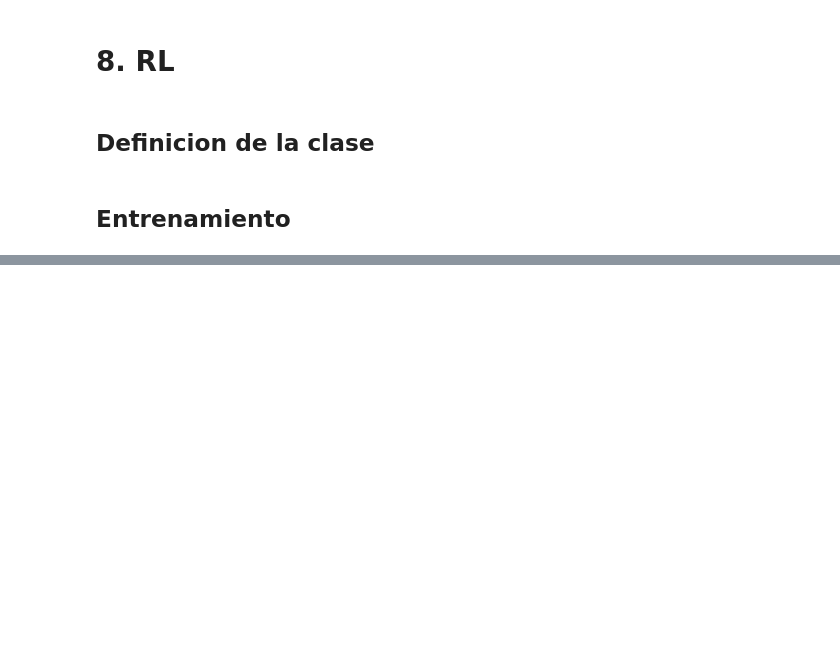
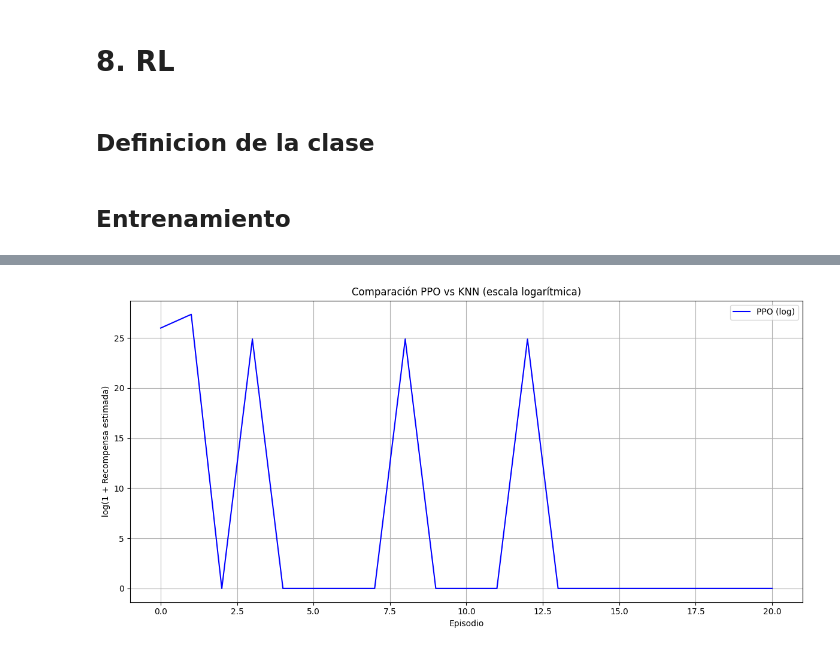
Before and after one commit to jimmygallardo/proyectoar, a Jupyter notebook: procesamiento.ipynb, the cells around one changed output, grey strips where cells are left out. Drawn from its saved outputs; the diff is of its cells as text; code cells hidden in the pictures; blank space fills up the shorter version.

```diff
--- a/procesamiento.ipynb
+++ b/procesamiento.ipynb
@@ -2432,0 +2457,10 @@ ValueError: could not convert string to float: 'Alta'
+# %%
+rewards_knn = evaluar_knn_baseline(df_info_clientes_rl, df_resultados_por_cluster, df_simulaciones_info)
+
+graficar_comparacion_con_knn_log(
+    agent_keys=AGENTES,
+    rewards_knn_df=rewards_knn,
+    log_dir=LOG_DIR,
+    timestamp=TIMESTAMP
+)
+# %% [output]
@@ -2432,0 +2472 @@ ValueError: could not convert string to float: 'Alta'
+[figure, added]
```
Also changed, not shown: parts of 11 cells of this notebook, 9 other files.
